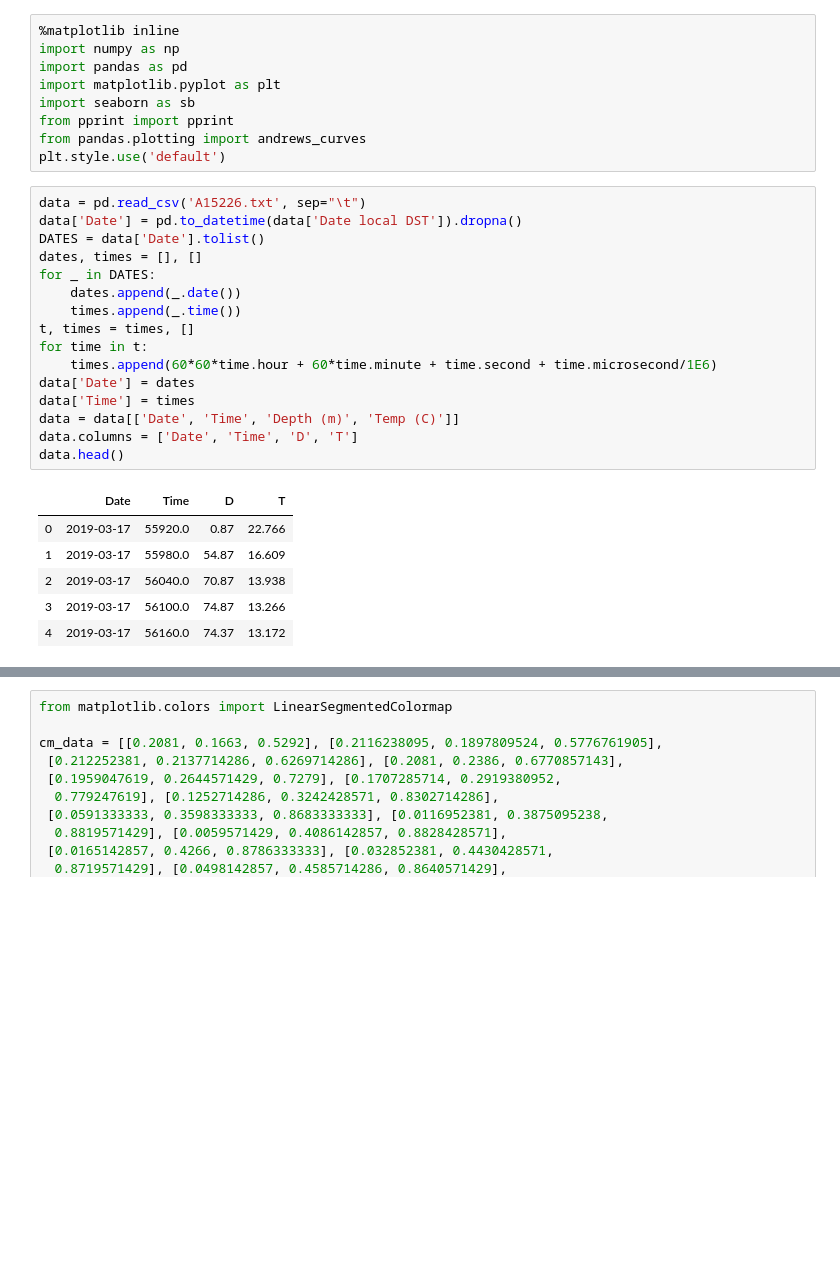
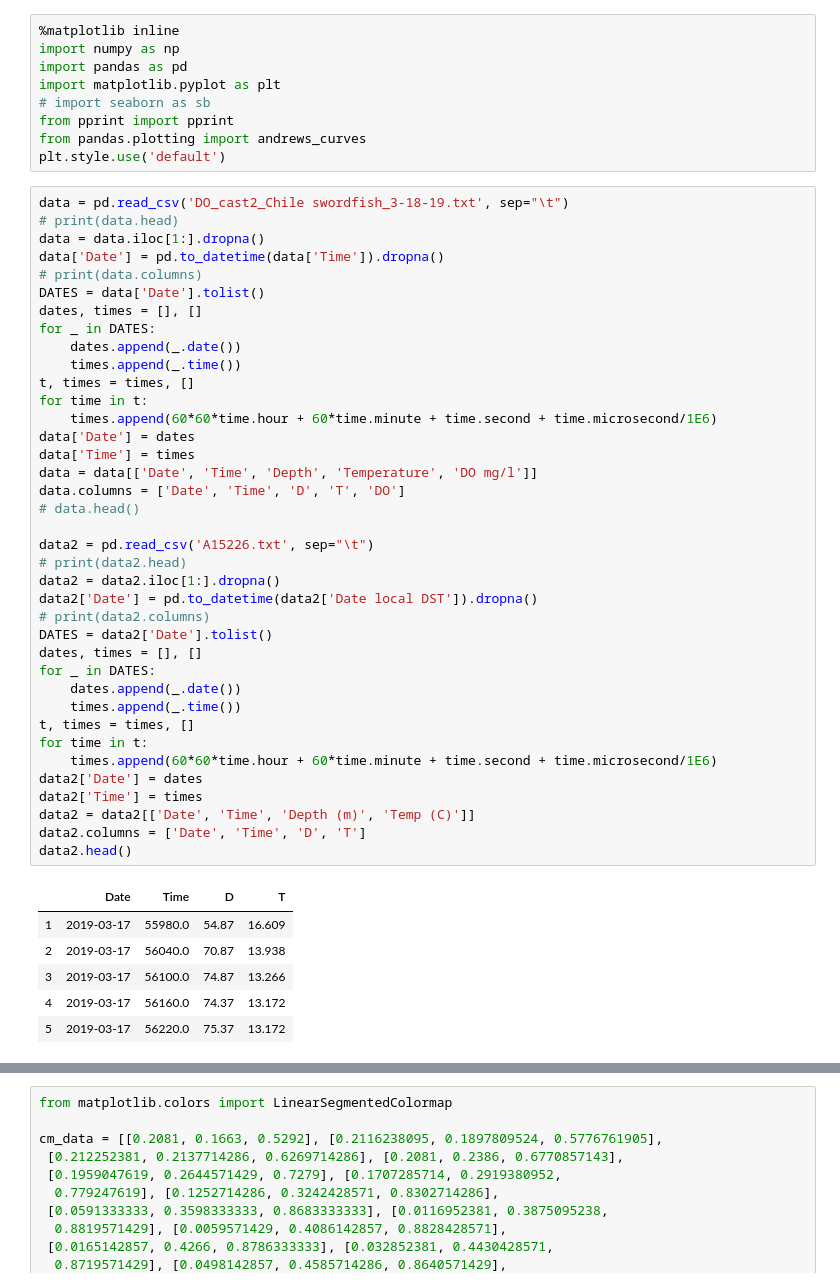
Before and after one commit to BryceWayne/PIER, a Jupyter notebook: PIER EDA.ipynb, the cells around one changed output, grey strips where cells are left out. Saved outputs shown, nothing was run; the diff lists cells and outputs as text; blank space fills up the shorter version.

```diff
--- a/PIER EDA.ipynb
+++ b/PIER EDA.ipynb
@@ -3,30 +3,52 @@
 import numpy as np
 import pandas as pd
 import matplotlib.pyplot as plt
-import seaborn as sb
+# import seaborn as sb
 from pprint import pprint
 from pandas.plotting import andrews_curves
 plt.style.use('default')
 # %%
-data = pd.read_csv('A15226.txt', sep="\t")
-data['Date'] = pd.to_datetime(data['Date local DST']).dropna()
+data = pd.read_csv('DO_cast2_Chile swordfish_3-18-19.txt', sep="\t")
+# print(data.head)
+data = data.iloc[1:].dropna()
+data['Date'] = pd.to_datetime(data['Time']).dropna()
+# print(data.columns)
 DATES = data['Date'].tolist()
 dates, times = [], []
 for _ in DATES:
     dates.append(_.date())
     times.append(_.time())
 t, times = times, []
 for time in t:
     times.append(60*60*time.hour + 60*time.minute + time.second + time.microsecond/1E6)
 data['Date'] = dates
 data['Time'] = times
-data = data[['Date', 'Time', 'Depth (m)', 'Temp (C)']]
-data.columns = ['Date', 'Time', 'D', 'T']
-data.head()
+data = data[['Date', 'Time', 'Depth', 'Temperature', 'DO mg/l']]
+data.columns = ['Date', 'Time', 'D', 'T', 'DO']
+# data.head()
+
+data2 = pd.read_csv('A15226.txt', sep="\t")
+# print(data2.head)
+data2 = data2.iloc[1:].dropna()
+data2['Date'] = pd.to_datetime(data2['Date local DST']).dropna()
+# print(data2.columns)
+DATES = data2['Date'].tolist()
+dates, times = [], []
+for _ in DATES:
+    dates.append(_.date())
+    times.append(_.time())
+t, times = times, []
+for time in t:
+    times.append(60*60*time.hour + 60*time.minute + time.second + time.microsecond/1E6)
+data2['Date'] = dates
+data2['Time'] = times
+data2 = data2[['Date', 'Time', 'Depth (m)', 'Temp (C)']]
+data2.columns = ['Date', 'Time', 'D', 'T']
+data2.head()
 # %% [output]
 |  | Date | Time | D | T |
-| 0 | 2019-03-17 | 55920.0 | 0.87 | 22.766 |
 | 1 | 2019-03-17 | 55980.0 | 54.87 | 16.609 |
 | 2 | 2019-03-17 | 56040.0 | 70.87 | 13.938 |
 | 3 | 2019-03-17 | 56100.0 | 74.87 | 13.266 |
 | 4 | 2019-03-17 | 56160.0 | 74.37 | 13.172 |
+| 5 | 2019-03-17 | 56220.0 | 75.37 | 13.172 |
```
Also changed, not shown: parts of 3 cells of this notebook.
